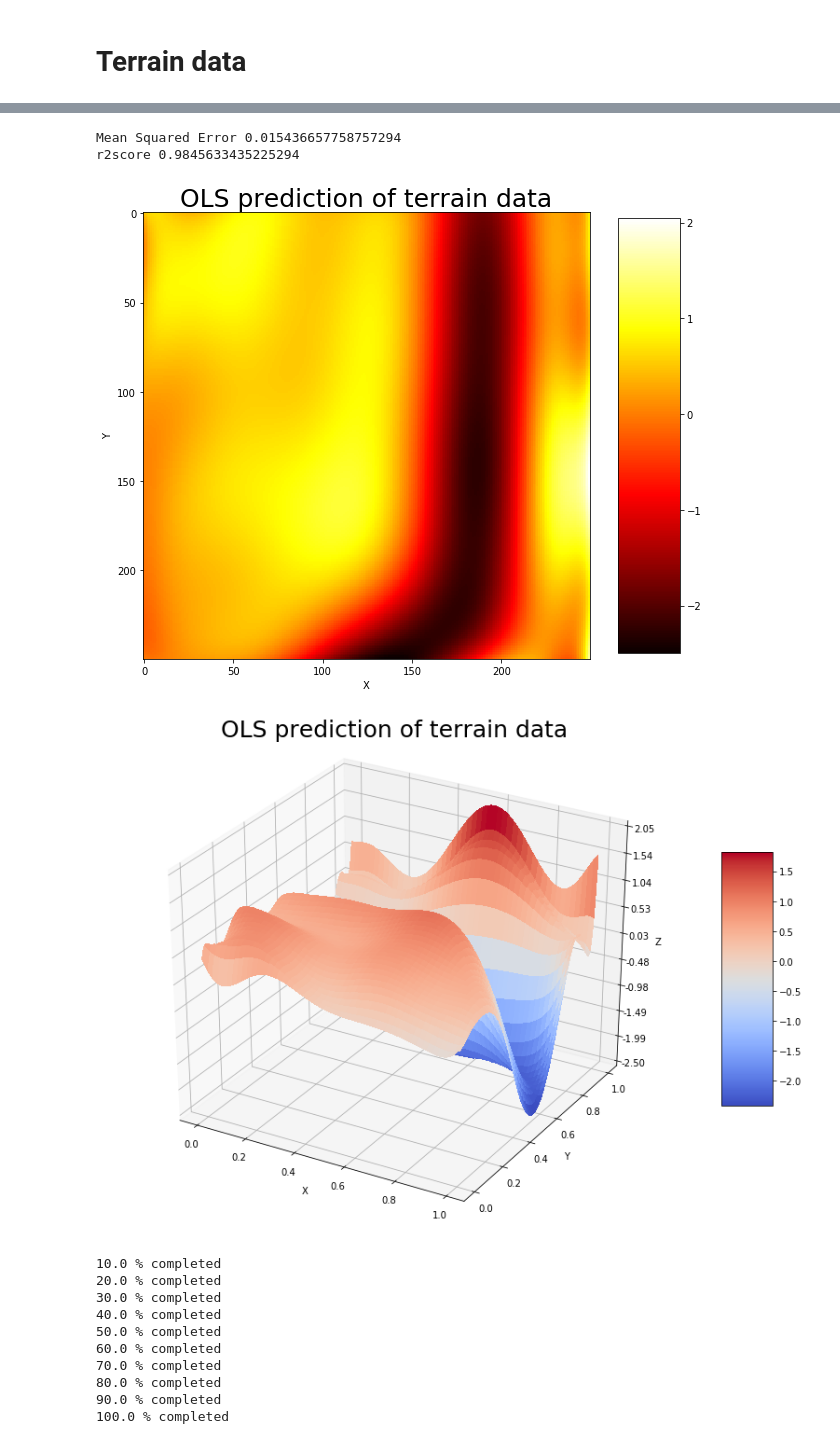
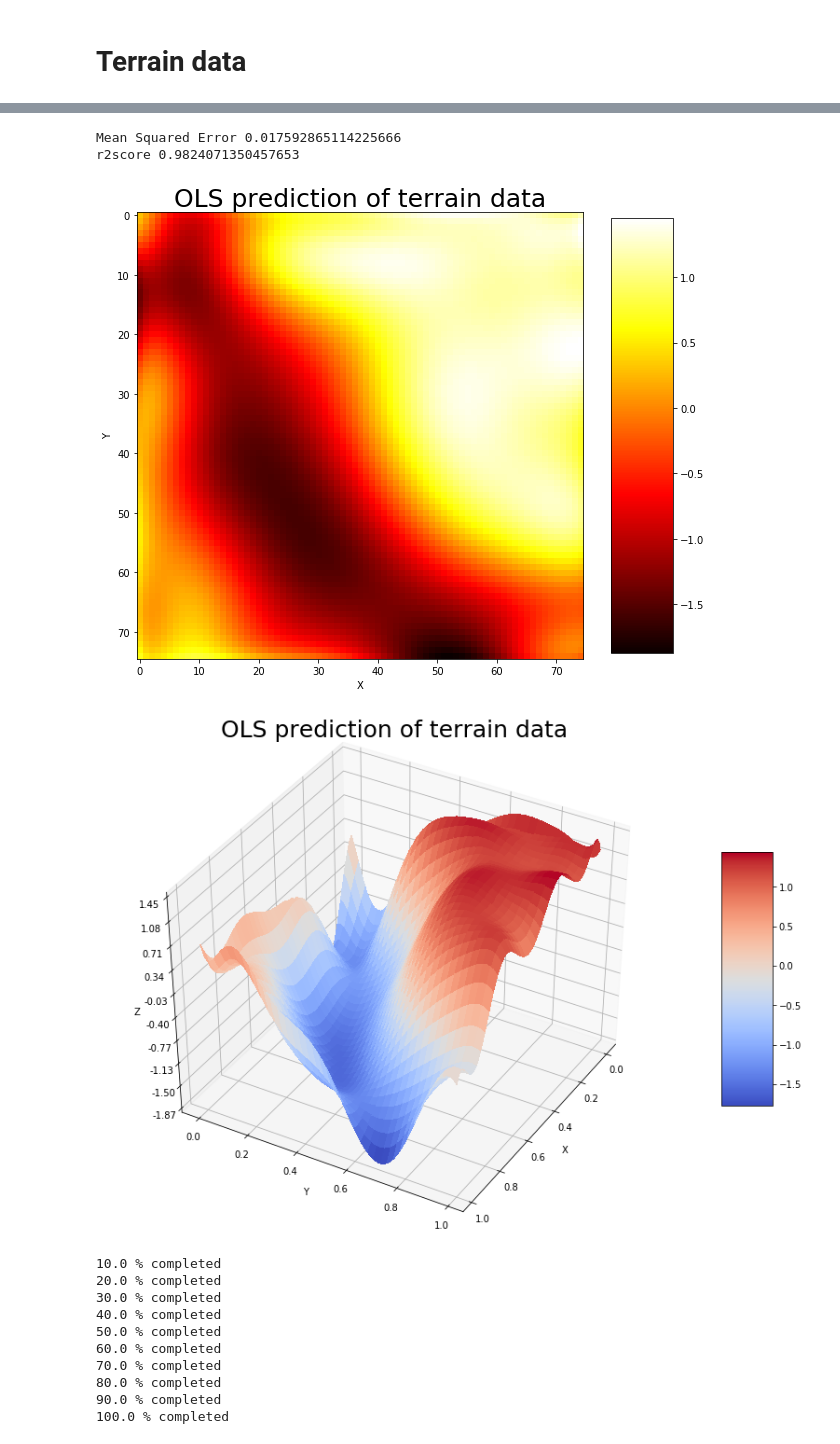
Before and after one commit to VemundST/Project1, a Jupyter notebook: main.ipynb, the cells around one changed output, grey strips where cells are left out. Saved outputs shown, nothing was run; the diff lists cells and outputs as text; code cells hidden in the pictures.

```diff
--- a/main.ipynb
+++ b/main.ipynb
@@ -959,8 +964,6 @@ plt.show()
 terrain_data = imread('SRTM_data_Norway_1.tif')
 [n,m] = terrain_data.shape
 # %%
-
-
 ########################### Plotting Terrain data #############################
 fig, ax = plt.subplots(figsize=(20,5))
 plt.title('Terrain over Norway', fontsize=50)
@@ -971,8 +974,8 @@ fig.colorbar(figure, shrink=1, aspect=10)
 plt.show()
 
 # subselecting the data, normalizing, creating x and y
-terrain_n = terrain_data[250:500,1000:1250]
-#terrain_n = terrain_data[2100:2350,750:1000]
+#terrain_n = terrain_data[250:500,1000:1250]
+terrain_n = terrain_data[1400:1475,750:825]
 terrain_norm = (terrain_n-np.mean(terrain_n))/np.std(terrain_n) #normalizing data
 terrain=terrain_norm
 nx,ny = terrain.shape
@@ -1004,6 +1007,7 @@ ax.zaxis.set_major_formatter(FormatStrFormatter('%.02f'))
 ax.set_xlabel('X')
 ax.set_ylabel('Y')
 ax.set_zlabel('Z')
+ax.view_init(elev=40., azim=30)
 plt.title('Terrain data', fontsize=25, y=1.05)# Add a color bar which maps values to colors.
 fig.colorbar(surf, shrink=0.5, aspect=5)
 plt.show()
@@ -1016,43 +1020,48 @@ plt.show()
 design_matrix = fx.DesignDesign(x,y,10)
 beta,pred=fx.OridinaryLeastSquares(design_matrix,np.ravel(terrain), design_matrix)#extracting beta and predicting
 prediction_ols=pred.reshape(nx,ny)#reshaping the predicted terrain for plotting
+
+#OLS prediction SVD (cannot use this due to memory issues)
+#beta_svd,pred_svd=fx.ols_svd(design_matrix,np.ravel(terrain), design_matrix)#extracting beta and predicting
+#prediction_ols=pred_svd.reshape(nx,ny)#reshaping the predicted terrain for plotting
 
 #printing error metrics
 print('Mean Squared Error', fx.MSE(terrain,prediction_ols))
 print('r2score', fx.R2Score(terrain,prediction_ols))
 
 
 
 ########################### Plotting subselected data #############################
 fig, ax = plt.subplots(figsize=(10,10))
 plt.title('OLS prediction of terrain data', fontsize=25)
 figure=plt.imshow(prediction_ols.T, cmap='hot')
 plt.xlabel('X')
 plt.ylabel('Y')
 fig.colorbar(figure, shrink=0.8, aspect=7)
 plt.show()
 
 
 
 ########################### Surface Plot #############################
 fig         = plt.figure(figsize=(14,10))
 ax          = fig.gca(projection='3d')
 surf        = ax.plot_surface(x_mesh, y_mesh, prediction_ols, cmap=cm.coolwarm, linewidth=0, antialiased=False)
 # Customize the z axis.
 #ax.set_zlim(-0.10, 1.40)
 ax.zaxis.set_major_locator(LinearLocator(10))
 ax.zaxis.set_major_formatter(FormatStrFormatter('%.02f'))
 ax.set_xlabel('X')
 ax.set_ylabel('Y')
 ax.set_zlabel('Z')
+ax.view_init(elev=40., azim=30)
 plt.title('OLS prediction of terrain data', fontsize=25, y=1.05)# Add a color bar which maps values to colors.
 fig.colorbar(surf, shrink=0.5, aspect=5)
 plt.show()
 # %% [output]
-Mean Squared Error 0.015436657758757294
-r2score 0.9845633435225294
+Mean Squared Error 0.017592865114225666
+r2score 0.9824071350457653
-[figure, old version]
+[figure, new version]
-[figure, old version]
+[figure, new version]
 # %%
 # Evaluating the prediction, error and confidence interval as a function of polynomial degree
 maxpower = 10
```
Also changed, not shown: parts of 43 cells of this notebook, 17 other files.
